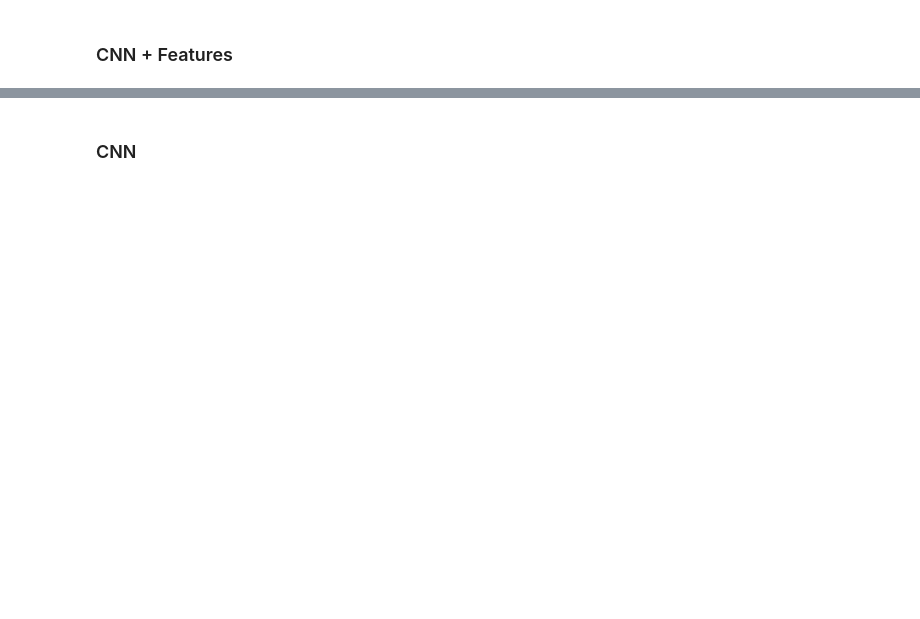
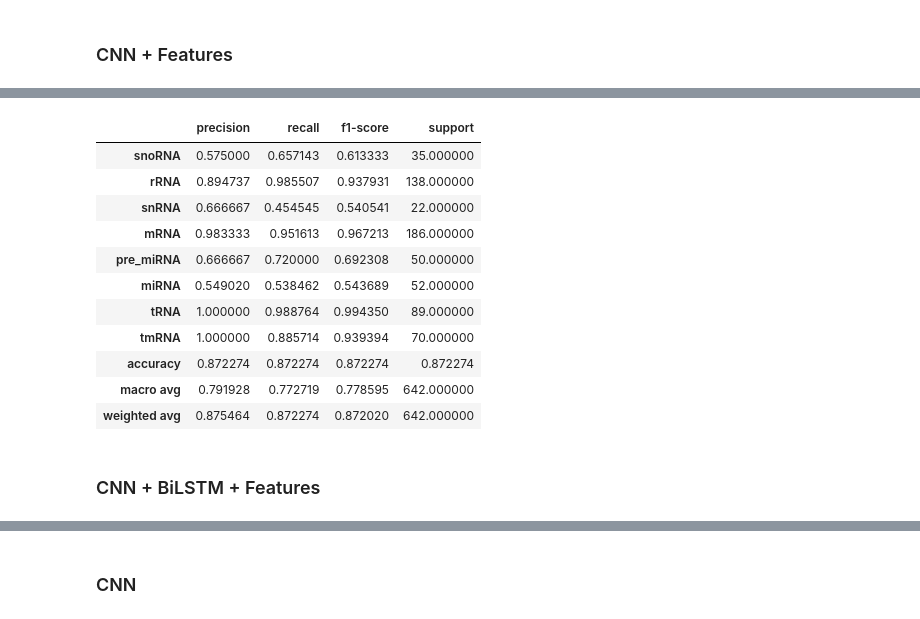
Before and after one commit to brenoslivio/BioDeepFuse, a Jupyter notebook: experiments.ipynb, the cells around one changed output, grey strips where cells are left out. Drawn from its saved outputs; the diff is of its cells as text; code cells hidden in the pictures; blank space fills up the shorter version.

```diff
--- a/experiments.ipynb
+++ b/experiments.ipynb
@@ -138,17 +319,13 @@ pd.DataFrame(classification_report(test.labels, y_pred, target_names=test.names,
 # %% [markdown]
 ### CNN + Features
 # %%
-# Functional Model Keras
+input_layer = Input(shape=(max_len, 4))
 
-# cnn input
-
-cnn_input = Input(shape=(max_len, 4))
-
-x = Conv1D(filters=64, kernel_size=3, activation='relu')(cnn_input)
-x = Conv1D(filters=64, kernel_size=3, activation='relu')(x)
-x = Dropout(0.5)(x)
-x = MaxPooling1D(pool_size=2)(x)
-cnn_out = Flatten()(x)
+conv1 = Conv1D(filters=128, kernel_size=3, activation='relu')(input_layer)
+conv2 = Conv1D(filters=128, kernel_size=3, activation='relu')(conv1)
+dropout1 = Dropout(0.5)(conv2)
+max_pool1 = MaxPooling1D(pool_size=2)(dropout1)
+cnn_out = Flatten()(max_pool1)
 
 # feature extraction input
 
@@ -157,11 +334,11 @@ feat_extraction_out = Flatten()(feat_extraction_input)
 
 concat = Concatenate()([cnn_out, feat_extraction_out])
 
-dense = Dense(128, activation='relu')(concat)
+dense1 = Dense(128, activation='relu')(concat)
+dropout2 = Dropout(0.5)(dense1)
+output_layer = Dense(8, activation='softmax')(dropout2)
 
-main_output = Dense(8, activation='softmax')(dense)
-
-model = Model(inputs=[cnn_input,feat_extraction_input], outputs=main_output)
+model = Model(inputs=[input_layer, feat_extraction_input], outputs=output_layer)
 
 # Compile and train the model
 model.compile(loss='categorical_crossentropy', optimizer='adam',
@@ -187,4 +364,2 @@ Trainable params: 13,724,936
 Non-trainable params: 0
 __________________________________________________________________________________________________
-# %%
-model.fit([train.seqs, train.features], train.labels, batch_size=32, epochs=10)
@@ -240,0 +366,7 @@ pd.DataFrame(classification_report(test.labels, y_pred, target_names=test.names,
+# %%
+callbacks = [
+    EarlyStopping(monitor='val_loss', patience=5, verbose=1),
+    ReduceLROnPlateau(monitor='val_loss', factor=0.2, patience=2, verbose=1)
+]
+
+model.fit([train_data.seqs, train_data.features], train_data.labels, batch_size=32, epochs=10, validation_split=0.1, callbacks=callbacks)
@@ -240,0 +392,10 @@ pd.DataFrame(classification_report(test.labels, y_pred, target_names=test.names,
+# %%
+# Model prediction
+model_pred = model.predict([test_data.seqs, test_data.features])
+y_pred = np.argmax(model_pred, axis=1)
+y_true = np.argmax(test_data.labels, axis=1)
+
+# Classification report
+report = classification_report(y_true, y_pred, target_names=test_data.names, output_dict=True)
+pd.DataFrame(report).T
+# %% [output]
@@ -240,0 +403,14 @@ pd.DataFrame(classification_report(test.labels, y_pred, target_names=test.names,
+|  | precision | recall | f1-score | support |
+| snoRNA | 0.575000 | 0.657143 | 0.613333 | 35.000000 |
+| rRNA | 0.894737 | 0.985507 | 0.937931 | 138.000000 |
+| snRNA | 0.666667 | 0.454545 | 0.540541 | 22.000000 |
+| mRNA | 0.983333 | 0.951613 | 0.967213 | 186.000000 |
+| pre_miRNA | 0.666667 | 0.720000 | 0.692308 | 50.000000 |
+| miRNA | 0.549020 | 0.538462 | 0.543689 | 52.000000 |
+| tRNA | 1.000000 | 0.988764 | 0.994350 | 89.000000 |
+| tmRNA | 1.000000 | 0.885714 | 0.939394 | 70.000000 |
+| accuracy | 0.872274 | 0.872274 | 0.872274 | 0.872274 |
+| macro avg | 0.791928 | 0.772719 | 0.778595 | 642.000000 |
+| weighted avg | 0.875464 | 0.872274 | 0.872020 | 642.000000 |
+# %% [markdown]
+### CNN + BiLSTM + Features
```
Also changed, not shown: parts of 45 cells of this notebook, 1 other file.
